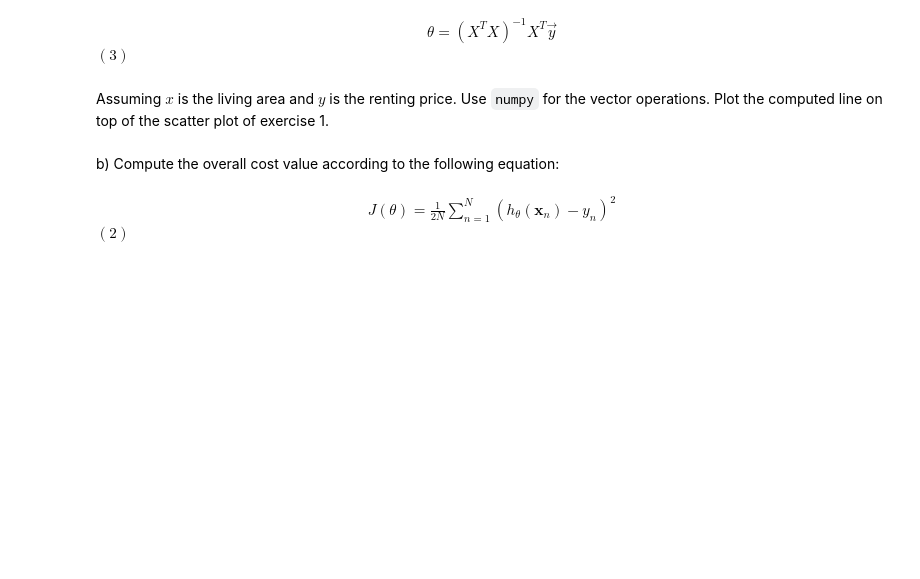
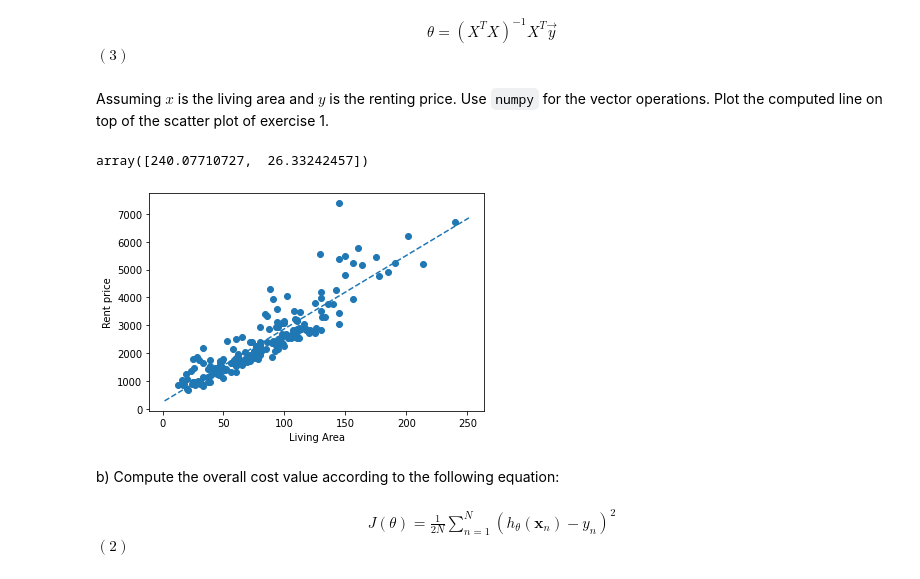
Before and after one commit to MatthiasEg/MSE_DeLearn, a Jupyter notebook: SW01/linear_regression/linear-regression-stud.ipynb, the cells around one changed output. Cells and saved outputs as stored; diff of their text form; code cells hidden in the pictures; blank space fills up the shorter version.

Commit message:
linear regression ex solved

```diff
--- a/SW01/linear_regression/linear-regression-stud.ipynb
+++ b/SW01/linear_regression/linear-regression-stud.ipynb
@@ -56,7 +81,31 @@ a) Implement the closed form solution to this problem using the following normal
 # %% [markdown]
 Assuming $x$ is the living area and $y$ is the renting price. Use `numpy` for the vector operations. Plot the computed line on top of the scatter plot of exercise 1.
 # %%
-# Your code here
+X = np.ones((len(living_area), 2))
+X[:,1] = living_area
+y = rent_price
+
+theta = np.linalg.inv(X.T.dot(X)).dot(X.T).dot(y)
+theta
+# %% [output]
+array([240.07710727,  26.33242457])
+# %%
+def print_linear_function(slope, intercept):
+    axes = plt.gca()
+    x_vals = np.array(axes.get_xlim())
+    y_vals = intercept + slope * x_vals
+    plt.plot(x_vals, y_vals, '--')
+
+
+fix, ax = plt.subplots()
+plt.figure(1, figsize=(8, 4))
+ax.scatter(x=dataset.living_area.to_numpy(), y=y)
+print_linear_function(theta[1], theta[0])
+plt.xlabel("Living Area")
+plt.ylabel("Rent price")
+plt.show()
+# %% [output]
+[figure, added]
 # %% [markdown]
 b) Compute the overall cost value according to the following equation:
 # %% [markdown]
```
Also changed, not shown: parts of 8 cells of this notebook.
